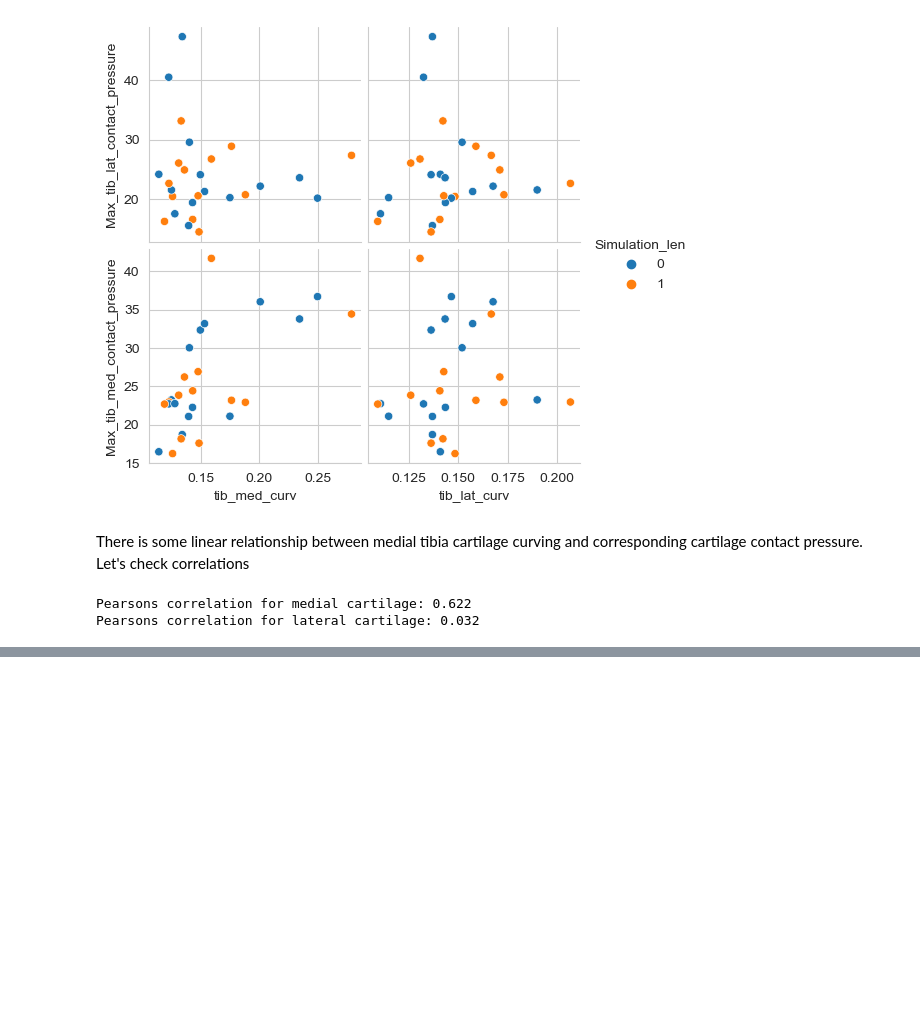
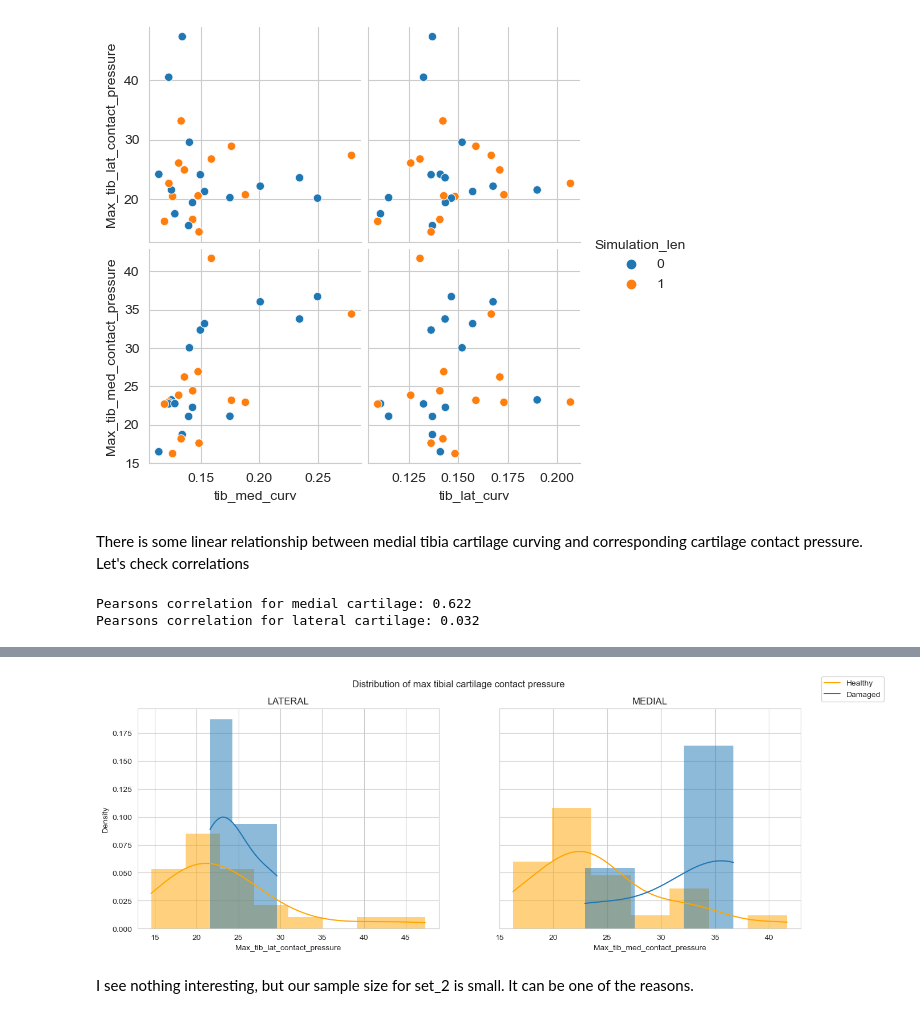
Before and after one commit to cs481-ekh/f22-ai-cbl, a Jupyter notebook: notebooks/complex_features_exploration.ipynb, the cells around one changed output, grey strips where cells are left out. Drawn from its saved outputs; the diff is of its cells as text; code cells hidden in the pictures; blank space fills up the shorter version.

```diff
--- a/notebooks/complex_features_exploration.ipynb
+++ b/notebooks/complex_features_exploration.ipynb
@@ -95,0 +105,20 @@ Pearsons correlation for lateral cartilage: 0.032
+# %%
+fig, axes = plt.subplots(1, 2, figsize=(15, 5), sharey=True)
+fig.suptitle('Distribution of max tibial cartilage contact pressure')
+
+# Lateral
+sns.histplot(data.loc[data['tib_lat_ishealthy']==True]['Max_tib_lat_contact_pressure'], ax=axes[0], color="orange", kde=True, stat="density", linewidth=0)
+sns.histplot(data.loc[data['tib_lat_ishealthy']==False]['Max_tib_lat_contact_pressure'], ax=axes[0], kde=True, stat="density", linewidth=0)
+axes[0].set_title('LATERAL')
+
+# Medial
+sns.histplot(data.loc[data['tib_med_ishealthy']==True]['Max_tib_med_contact_pressure'], ax=axes[1], color="orange", kde=True, stat="density", linewidth=0)
+sns.histplot(data.loc[data['tib_med_ishealthy']==False]['Max_tib_med_contact_pressure'], ax=axes[1], kde=True, stat="density", linewidth=0)
+axes[1].set_title('MEDIAL')
+
+fig.legend(labels=['Healthy', 'Damaged'])
+fig.show()
+# %% [output]
+[figure, added]
+# %% [markdown]
+I see nothing interesting, but our sample size for set_2 is small. It can be one of the reasons.
```
Also changed, not shown: parts of 3 cells of this notebook, 3 other files.
